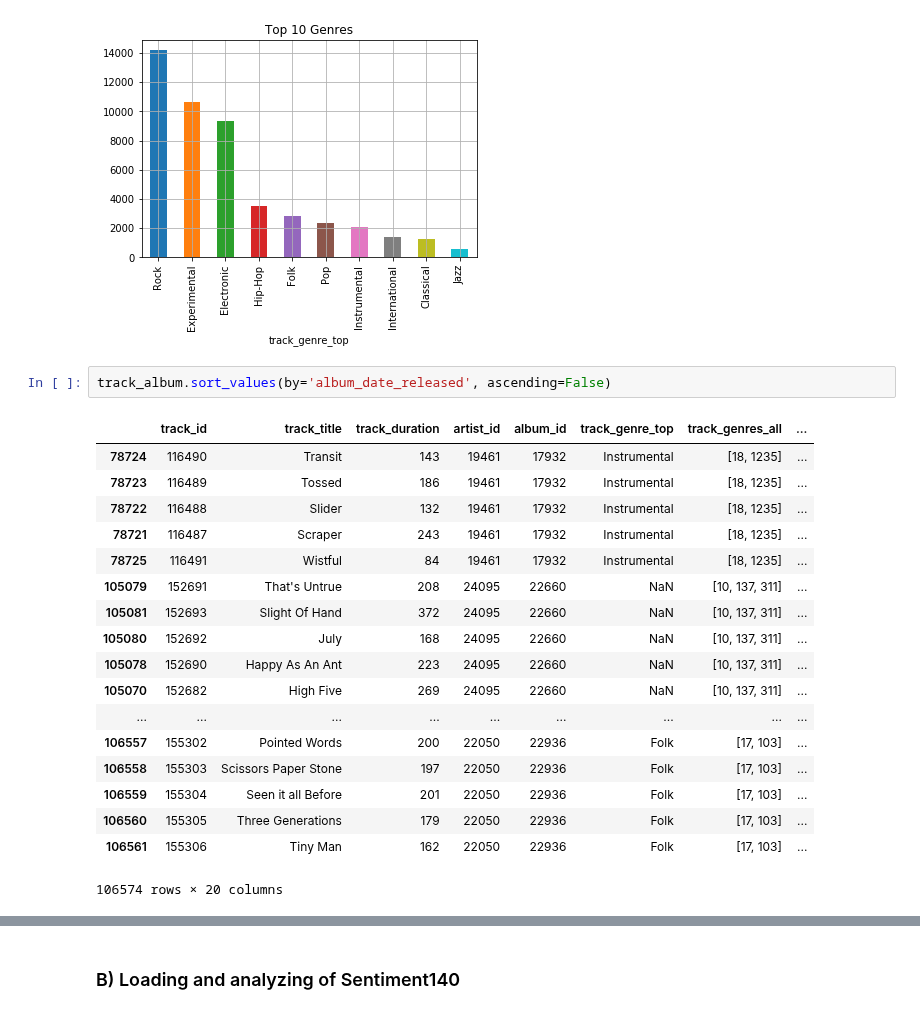
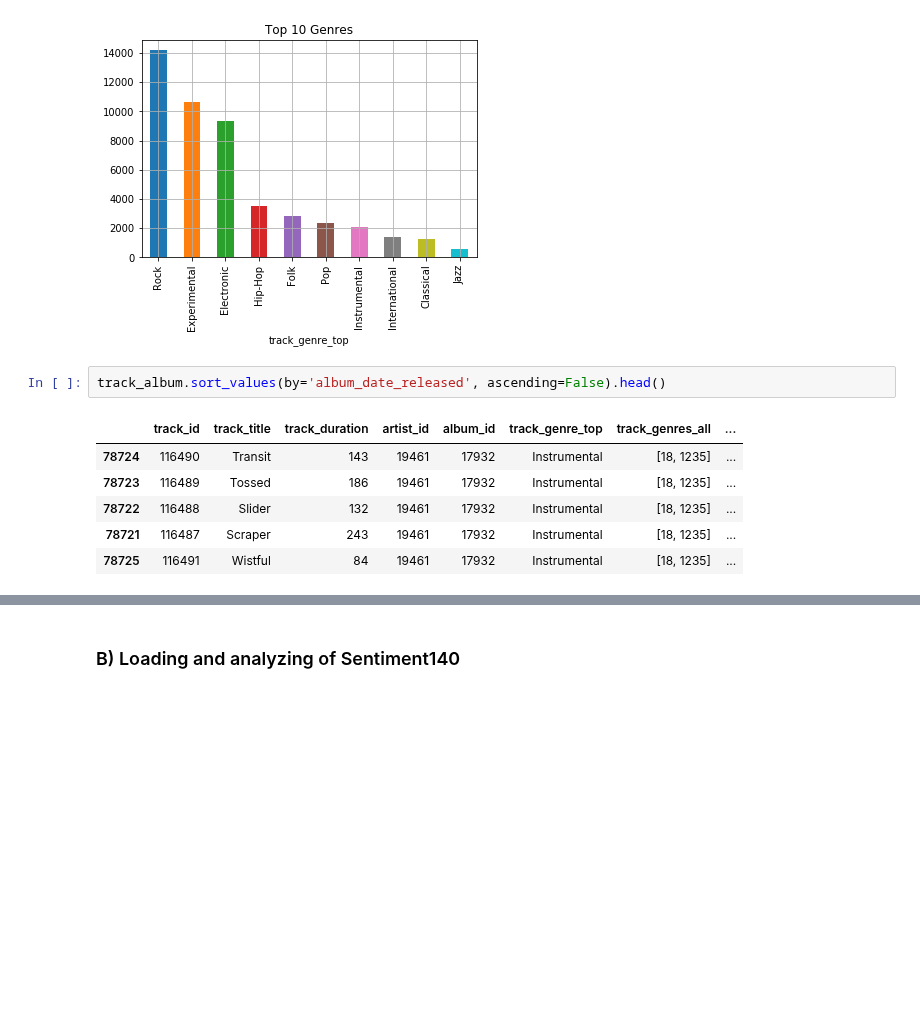
Before and after one commit to AndresMontero/Project, a Jupyter notebook: songs.ipynb, the cells around one changed output, grey strips where cells are left out. Saved outputs shown, nothing was run; the diff lists cells and outputs as text; blank space fills up the shorter version.

Commit message:
distribution albums and tracks

```diff
--- a/songs.ipynb
+++ b/songs.ipynb
@@ -593,24 +629,12 @@ plt.grid()
 # %% [output]
 [figure]
 # %%
-track_album.sort_values(by='album_date_released', ascending=False)
+track_album.sort_values(by='album_date_released', ascending=False).head()
 # %% [output]
 |  | track_id | track_title | track_duration | artist_id | album_id | track_genre_top | track_genres_all | ... |
 | 78724 | 116490 | Transit | 143 | 19461 | 17932 | Instrumental | [18, 1235] | ... |
 | 78723 | 116489 | Tossed | 186 | 19461 | 17932 | Instrumental | [18, 1235] | ... |
 | 78722 | 116488 | Slider | 132 | 19461 | 17932 | Instrumental | [18, 1235] | ... |
 | 78721 | 116487 | Scraper | 243 | 19461 | 17932 | Instrumental | [18, 1235] | ... |
 | 78725 | 116491 | Wistful | 84 | 19461 | 17932 | Instrumental | [18, 1235] | ... |
-| 105079 | 152691 | That's Untrue | 208 | 24095 | 22660 | NaN | [10, 137, 311] | ... |
-| 105081 | 152693 | Slight Of Hand | 372 | 24095 | 22660 | NaN | [10, 137, 311] | ... |
-| 105080 | 152692 | July | 168 | 24095 | 22660 | NaN | [10, 137, 311] | ... |
-| 105078 | 152690 | Happy As An Ant | 223 | 24095 | 22660 | NaN | [10, 137, 311] | ... |
-| 105070 | 152682 | High Five | 269 | 24095 | 22660 | NaN | [10, 137, 311] | ... |
-| ... | ... | ... | ... | ... | ... | ... | ... | ... |
-| 106557 | 155302 | Pointed Words | 200 | 22050 | 22936 | Folk | [17, 103] | ... |
-| 106558 | 155303 | Scissors Paper Stone | 197 | 22050 | 22936 | Folk | [17, 103] | ... |
-| 106559 | 155304 | Seen it all Before | 201 | 22050 | 22936 | Folk | [17, 103] | ... |
-| 106560 | 155305 | Three Generations | 179 | 22050 | 22936 | Folk | [17, 103] | ... |
-| 106561 | 155306 | Tiny Man | 162 | 22050 | 22936 | Folk | [17, 103] | ... |
-106574 rows × 20 columns
 # %%
```
Also changed, not shown: parts of 12 cells of this notebook.
